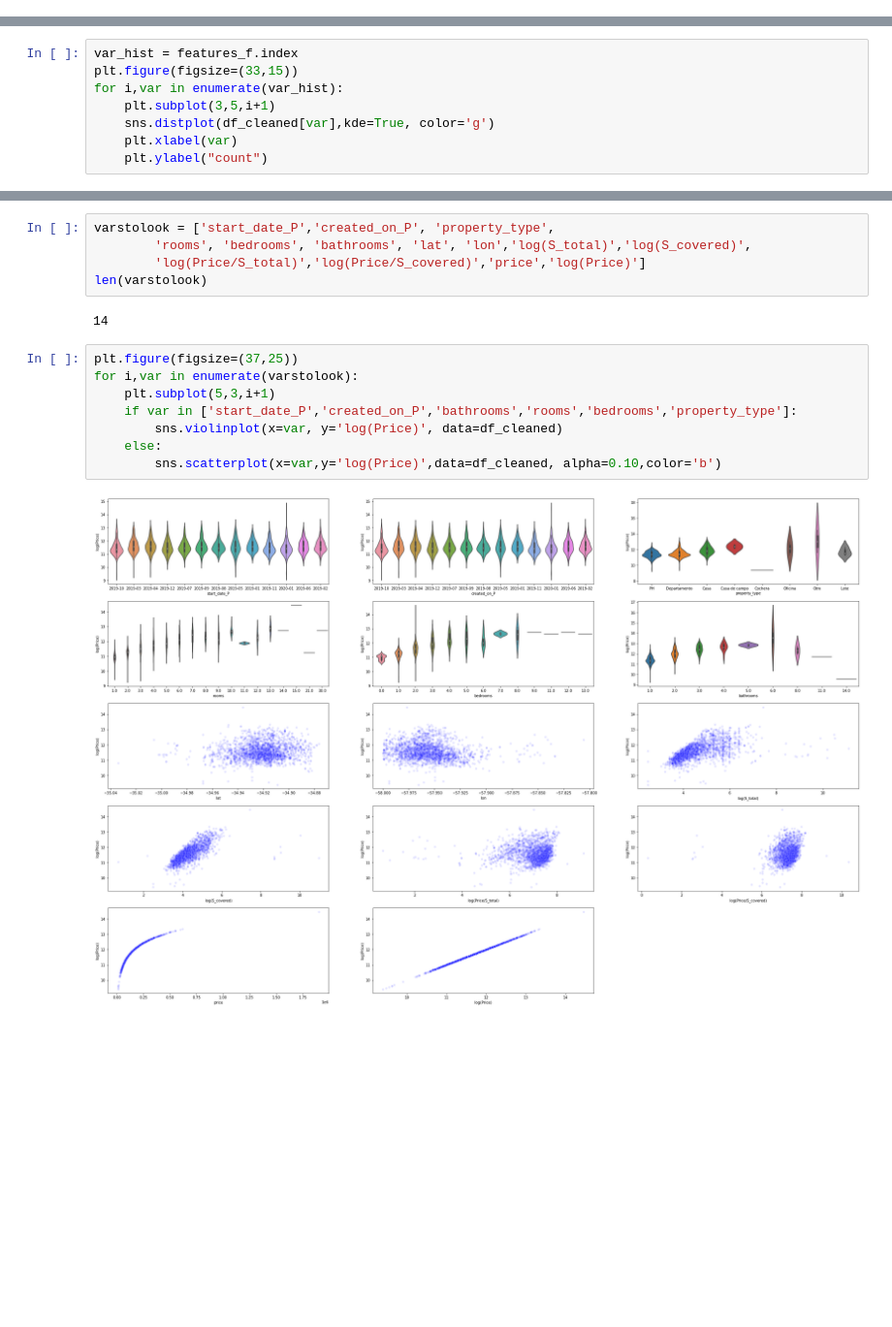
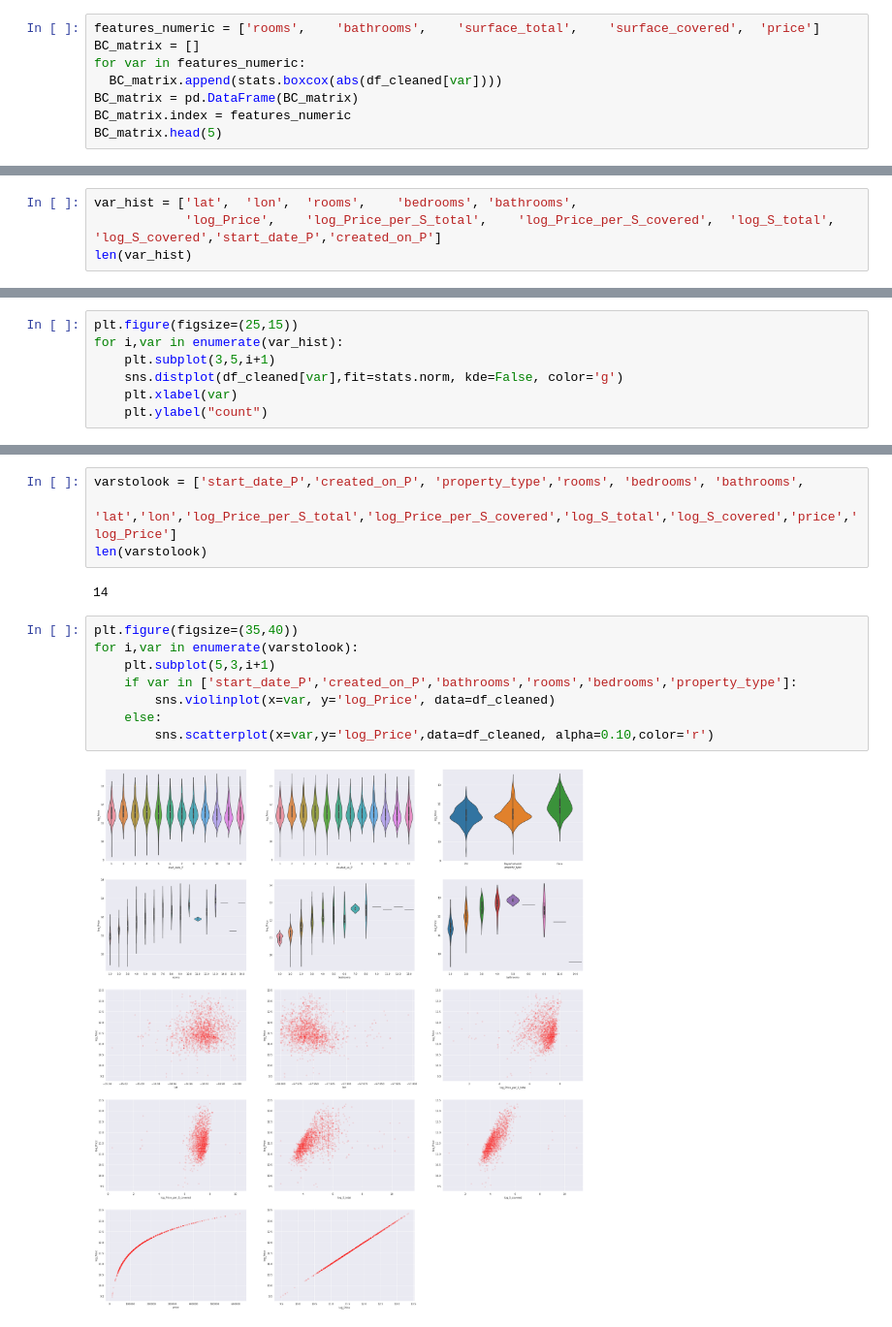
Before and after one commit to DLesmes/Dlesmes.github.io, a Jupyter notebook: PruebaTecnicaAntivirus_Rta.ipynb, the cells around one changed output, grey strips where cells are left out. Shown at 97% size. Cells and saved outputs as stored; diff of their text form; blank space fills up the shorter version.

```diff
--- a/PruebaTecnicaAntivirus_Rta.ipynb
+++ b/PruebaTecnicaAntivirus_Rta.ipynb
@@ -208,0 +213,8 @@ df_cleaned.shape
+# %%
+features_numeric = ['rooms',	'bathrooms',	'surface_total',	'surface_covered',	'price']
+BC_matrix = []
+for var in features_numeric:
+  BC_matrix.append(stats.boxcox(abs(df_cleaned[var])))
+BC_matrix = pd.DataFrame(BC_matrix)
+BC_matrix.index = features_numeric
+BC_matrix.head(5)
@@ -208,0 +253,4 @@ df_cleaned.shape
+# %%
+var_hist = ['lat',	'lon',	'rooms',	'bedrooms',	'bathrooms',
+            'log_Price',	'log_Price_per_S_total',	'log_Price_per_S_covered',	'log_S_total',	'log_S_covered','start_date_P','created_on_P']
+len(var_hist)
@@ -209,9 +259,8 @@ df_cleaned.shape
 # %%
-var_hist = features_f.index
-plt.figure(figsize=(33,15))
+plt.figure(figsize=(25,15))
 for i,var in enumerate(var_hist):
     plt.subplot(3,5,i+1)
-    sns.distplot(df_cleaned[var],kde=True, color='g')
+    sns.distplot(df_cleaned[var],fit=stats.norm, kde=False, color='g')
     plt.xlabel(var)
     plt.ylabel("count")
 # %% [output]
@@ -269,19 +310,18 @@ len(df_cleaned[df_cleaned['l3']=='Esteban Echeverría'])
 # %% [output]
 1
 # %%
-varstolook = ['start_date_P','created_on_P', 'property_type',
-        'rooms', 'bedrooms', 'bathrooms', 'lat', 'lon','log(S_total)','log(S_covered)',
-        'log(Price/S_total)','log(Price/S_covered)','price','log(Price)']
+varstolook = ['start_date_P','created_on_P', 'property_type','rooms', 'bedrooms', 'bathrooms',
+              'lat','lon','log_Price_per_S_total','log_Price_per_S_covered','log_S_total','log_S_covered','price','log_Price']
 len(varstolook)
 # %% [output]
 14
 # %%
-plt.figure(figsize=(37,25))
+plt.figure(figsize=(35,40))
 for i,var in enumerate(varstolook):
     plt.subplot(5,3,i+1)
     if var in ['start_date_P','created_on_P','bathrooms','rooms','bedrooms','property_type']:
-        sns.violinplot(x=var, y='log(Price)', data=df_cleaned)
+        sns.violinplot(x=var, y='log_Price', data=df_cleaned)
     else:
-        sns.scatterplot(x=var,y='log(Price)',data=df_cleaned, alpha=0.10,color='b')
+        sns.scatterplot(x=var,y='log_Price',data=df_cleaned, alpha=0.10,color='r')
 # %% [output]
-[figure, old version]
+[figure, new version]
```
Also changed, not shown: parts of 40 cells of this notebook.
